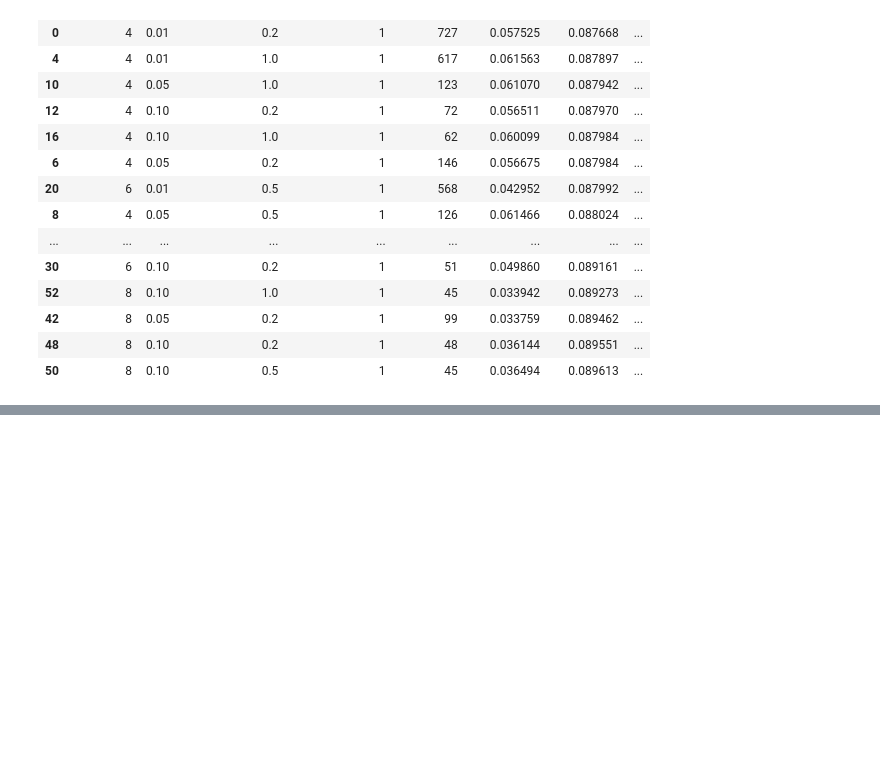
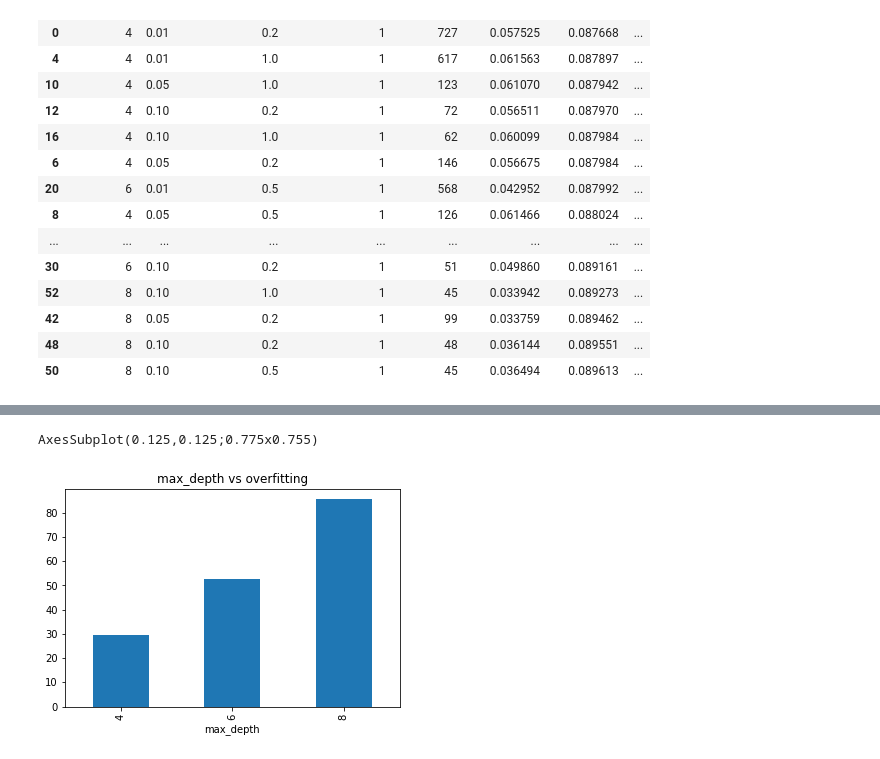
Before and after one commit to Seeker875/MoADrugDiscovery, a Jupyter notebook: dev/xgBoostParamTune.ipynb, the cells around one changed output, grey strips where cells are left out. Saved outputs shown, nothing was run; the diff lists cells and outputs as text; code cells hidden in the pictures; blank space fills up the shorter version.

```diff
--- a/dev/xgBoostParamTune.ipynb
+++ b/dev/xgBoostParamTune.ipynb
@@ -197,0 +227,5 @@ paramResults.sort_values(['test-logloss'])
+# %%
+overFitRelations('max_depth')
+# %% [output]
+AxesSubplot(0.125,0.125;0.775x0.755)
+[figure, added]
```
Also changed, not shown: parts of 56 cells of this notebook.
